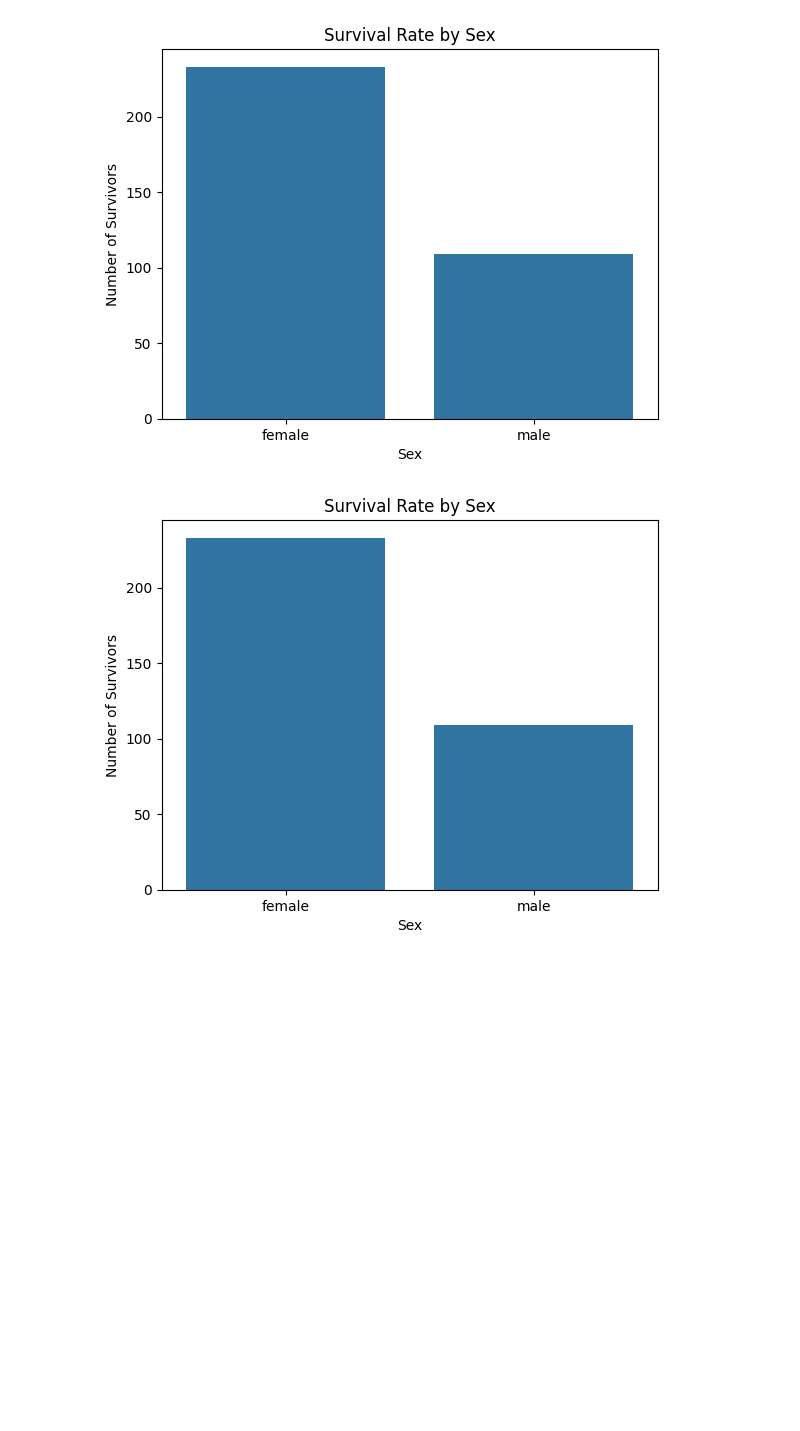
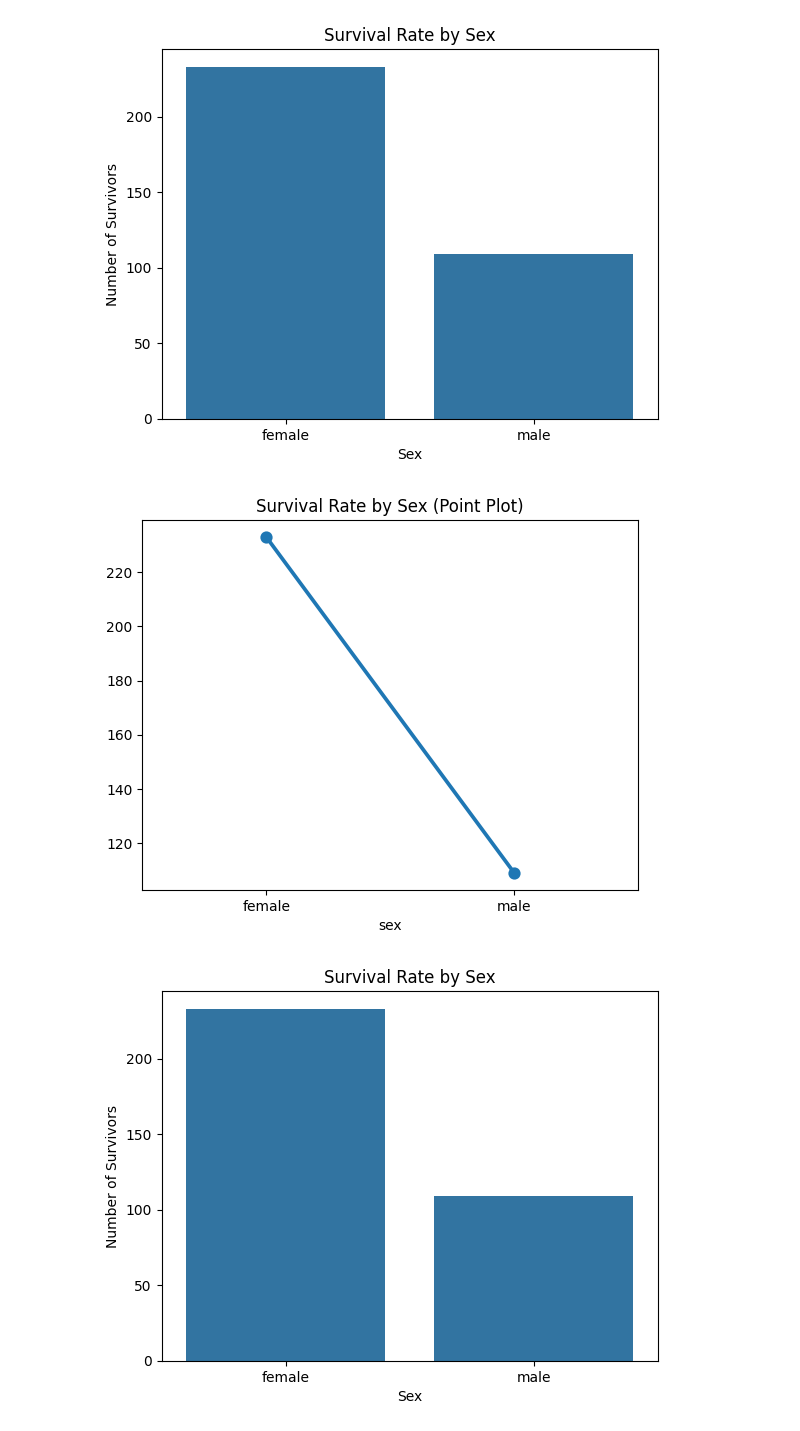
Before and after one commit to 2020kucp1072/Libraries, a Jupyter notebook: seaborn.ipynb, the cells around one changed output. Saved outputs shown, nothing was run; the diff lists cells and outputs as text; code cells hidden in the pictures; blank space fills up the shorter version.

Commit message:
[VEMULA] add:python program to point plot of 'sex' against 'survived'

```diff
--- a/seaborn.ipynb
+++ b/seaborn.ipynb
@@ -25,6 +25,26 @@ def bar_plot_sex_survived():
 bar_plot_sex_survived()
 # %% [output]
 [figure]
+# %%
+def point_plot_sex_survived():
+    """
+    Description:
+        This function loads the Titanic dataset and creates a point plot of 'sex' against 'survived'.
+    Parameters:
+        None
+    Return:
+        None
+    """
+    url = "https://github.com/mwaskom/seaborn-data/raw/master/titanic.csv"
+    data = pd.read_csv(url)
+    survived_data = data.groupby('sex')['survived'].sum()
+    sns.pointplot(x=survived_data.index, y=survived_data.values)
+    plt.title("Survival Rate by Sex (Point Plot)")
+    plt.show()
+
+point_plot_sex_survived()
+# %% [output]
+[figure, added]
 # %%
 def main():
     bar_plot_sex_survived()
```
Also changed, not shown: parts of 1 cell of this notebook.
